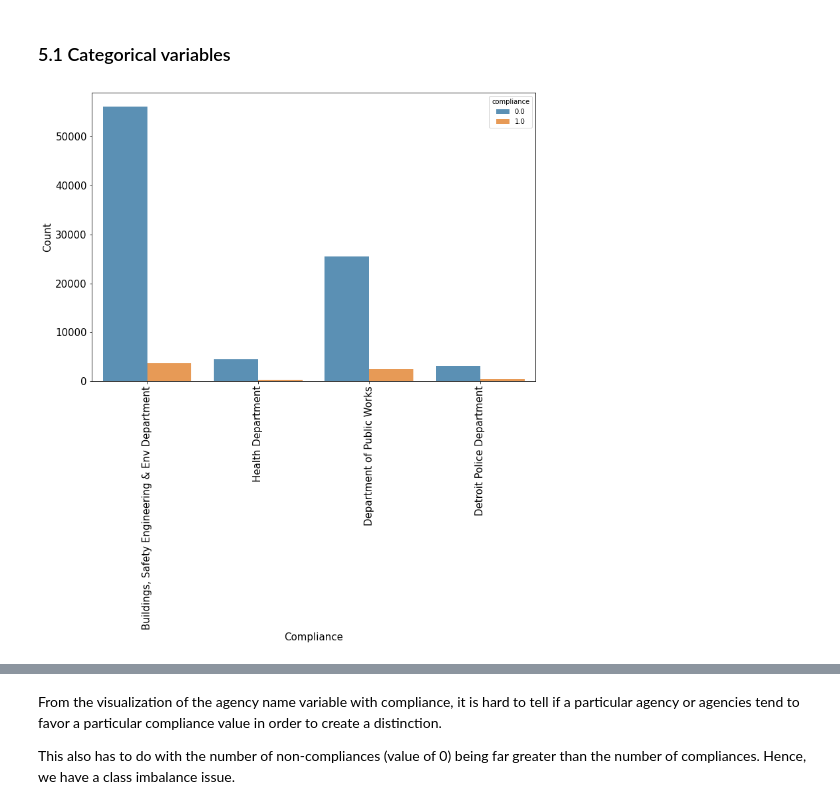
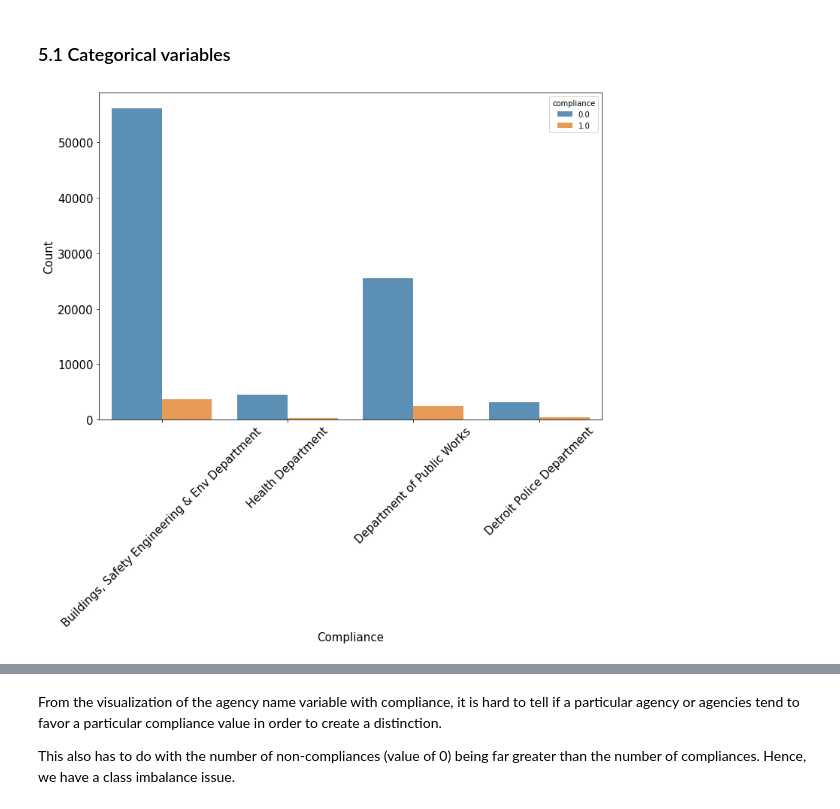
Before and after one commit to saychelsea11/Predicting-Property-Maintenance-Fine-Payment, a Jupyter notebook: Predicting_Property_Maintenance_Fines.ipynb, the cells around one changed output, grey strips where cells are left out. Drawn from its saved outputs; the diff is of its cells as text; code cells hidden in the pictures.

```diff
--- a/Predicting_Property_Maintenance_Fines.ipynb
+++ b/Predicting_Property_Maintenance_Fines.ipynb
@@ -325,10 +299,10 @@ memory usage: 8.8+ MB
 # %%
 plt.figure(figsize=(12,8))
 sns.countplot(data=train_df,x='agency_name',hue='compliance',alpha=0.8)
 plt.xlabel('Compliance',size=15)
 plt.ylabel('Count',size=15)
-plt.xticks(rotation=90,size=15)
+plt.xticks(rotation=45,size=15)
 plt.yticks(size=15)
 plt.show()
 # %% [output]
-[figure, old version]
+[figure, new version]
```
Also changed, not shown: parts of 95 cells of this notebook.
